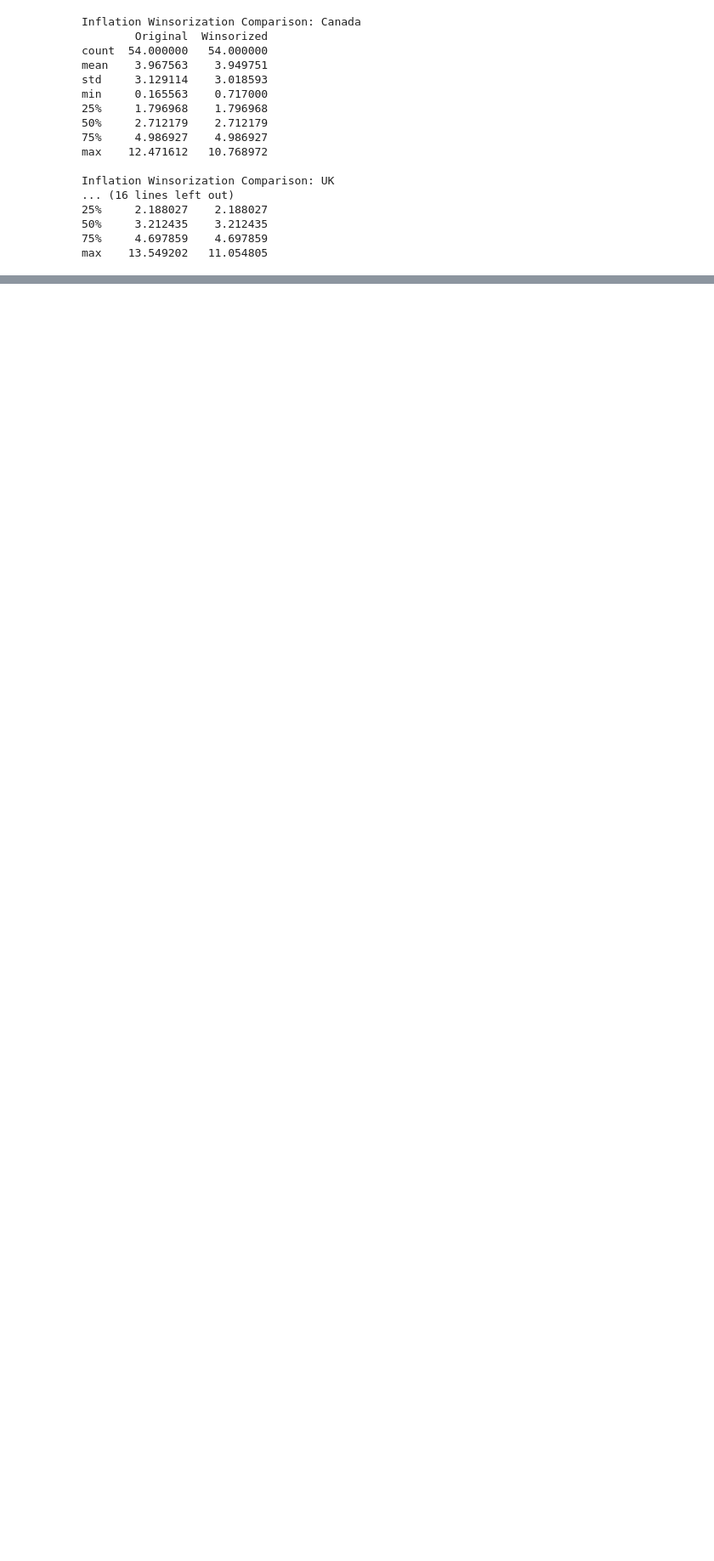
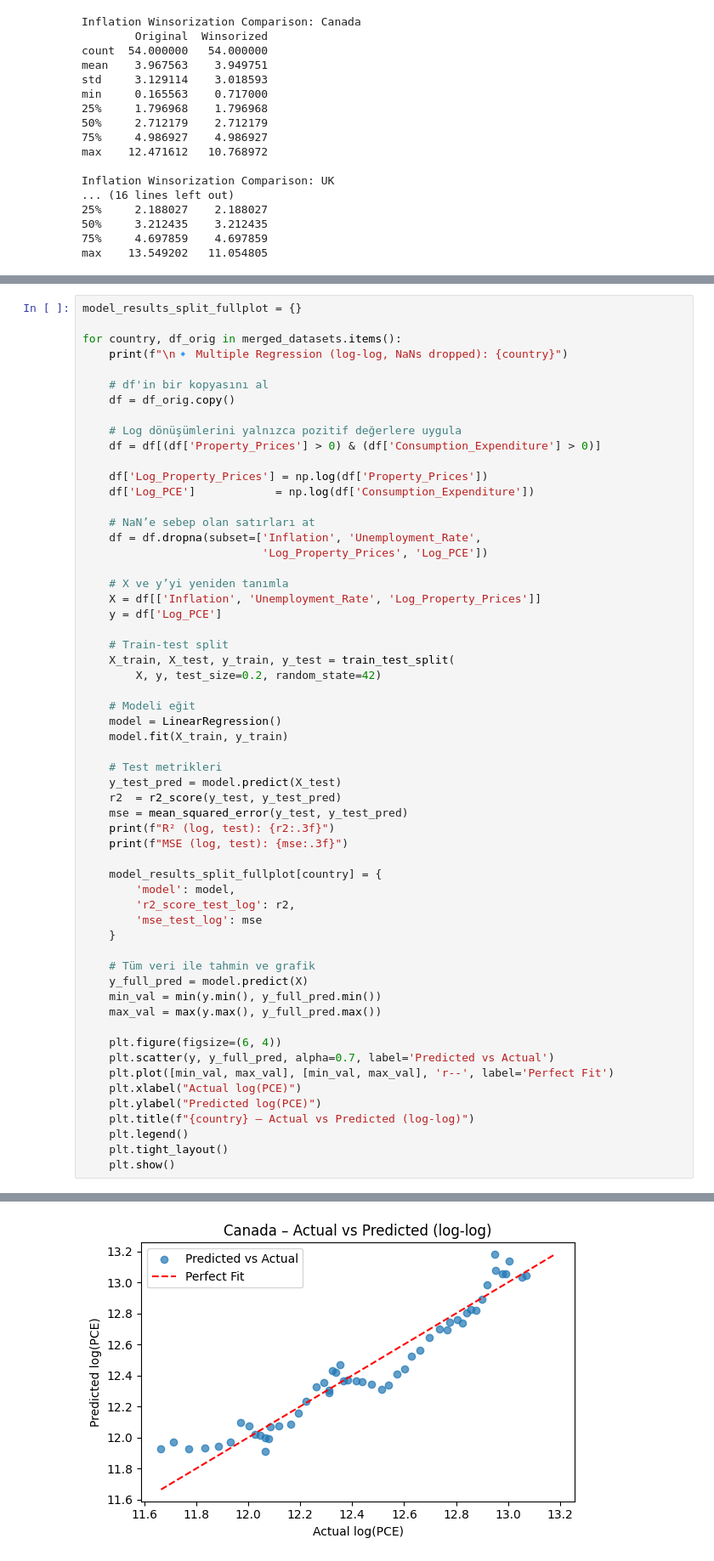
Before and after one commit to kayaihsan/Economic-Factors-and-Their-Impact-on-Personal-Consumption-Expenditure, a Jupyter notebook: code.ipynb, the cells around one changed output, grey strips where cells are left out. Shown at 85% size. Cells and saved outputs as stored; diff of their text form; blank space fills up the shorter version.

```diff
--- a/code.ipynb
+++ b/code.ipynb
@@ -442,0 +474,59 @@ Hypothesis Testing Results: UK
+# %%
+model_results_split_fullplot = {}
+
+for country, df_orig in merged_datasets.items():
+    print(f"\n🔹 Multiple Regression (log-log, NaNs dropped): {country}")
+
+    # df'in bir kopyasını al
+    df = df_orig.copy()
+
+    # Log dönüşümlerini yalnızca pozitif değerlere uygula
+    df = df[(df['Property_Prices'] > 0) & (df['Consumption_Expenditure'] > 0)]
+
+    df['Log_Property_Prices'] = np.log(df['Property_Prices'])
+    df['Log_PCE']            = np.log(df['Consumption_Expenditure'])
+
+    # NaN’e sebep olan satırları at
+    df = df.dropna(subset=['Inflation', 'Unemployment_Rate',
+                           'Log_Property_Prices', 'Log_PCE'])
+
+    # X ve y’yi yeniden tanımla
+    X = df[['Inflation', 'Unemployment_Rate', 'Log_Property_Prices']]
+    y = df['Log_PCE']
+
+    # Train-test split
+    X_train, X_test, y_train, y_test = train_test_split(
+        X, y, test_size=0.2, random_state=42)
+
+    # Modeli eğit
+    model = LinearRegression()
+    model.fit(X_train, y_train)
+
+    # Test metrikleri
+    y_test_pred = model.predict(X_test)
+    r2  = r2_score(y_test, y_test_pred)
+    mse = mean_squared_error(y_test, y_test_pred)
+    print(f"R² (log, test): {r2:.3f}")
+    print(f"MSE (log, test): {mse:.3f}")
+
+    model_results_split_fullplot[country] = {
+        'model': model,
+        'r2_score_test_log': r2,
+        'mse_test_log': mse
+    }
+
+    # Tüm veri ile tahmin ve grafik
+    y_full_pred = model.predict(X)
+    min_val = min(y.min(), y_full_pred.min())
+    max_val = max(y.max(), y_full_pred.max())
+
+    plt.figure(figsize=(6, 4))
+    plt.scatter(y, y_full_pred, alpha=0.7, label='Predicted vs Actual')
+    plt.plot([min_val, max_val], [min_val, max_val], 'r--', label='Perfect Fit')
+    plt.xlabel("Actual log(PCE)")
+    plt.ylabel("Predicted log(PCE)")
+    plt.title(f"{country} – Actual vs Predicted (log-log)")
+    plt.legend()
+    plt.tight_layout()
+    plt.show()
+# %% [output]
@@ -442,0 +536 @@ Hypothesis Testing Results: UK
+[figure, added]
```
Also changed, not shown: parts of 9 cells of this notebook.
